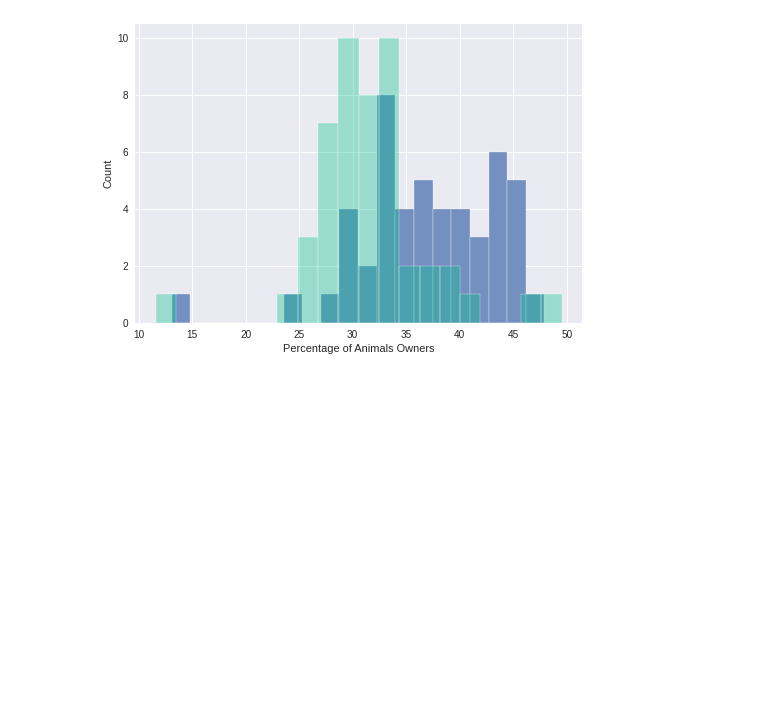
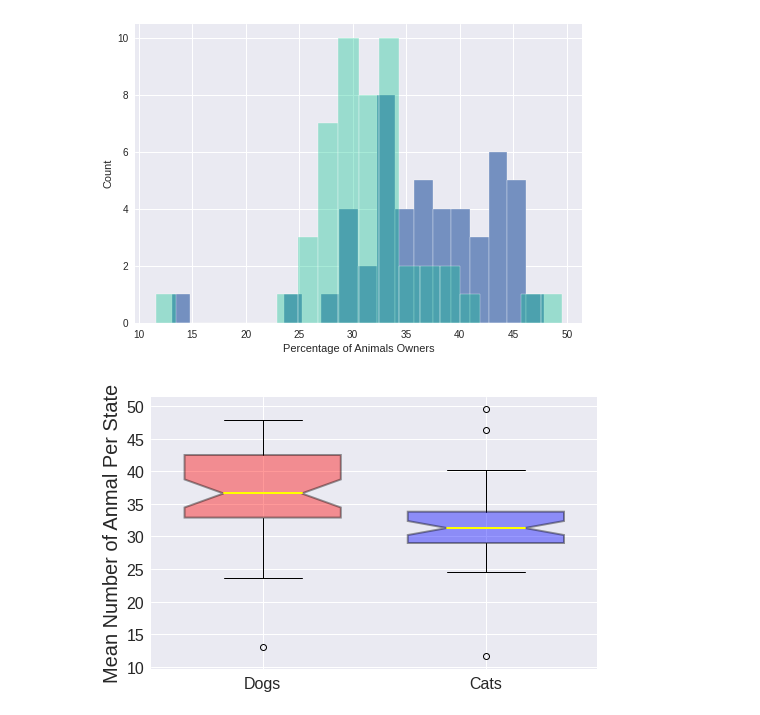
Before and after one commit to juancamilo9/works_data_science, a Jupyter notebook: Ejercicio_de_histogramas_y_boxplots.ipynb, the cells around one changed output. Saved outputs shown, nothing was run; the diff lists cells and outputs as text; code cells hidden in the pictures; blank space fills up the shorter version.

```diff
--- a/Ejercicio_de_histogramas_y_boxplots.ipynb
+++ b/Ejercicio_de_histogramas_y_boxplots.ipynb
@@ -52,3 +52,23 @@ plt.ylabel('Count')
 plt.show()
 # %% [output]
 [figure]
+# %%
+Dogs = df['Percentage of Dog Owners']
+Cats = df['Percentage of Cat Owners']
+fig, axes = plt.subplots(nrows = 1, ncols = 1, figsize = (8,5))
+boxplots = axes.boxplot([Dogs,Cats],
+           notch = True,
+           labels=['Dogs', 'Cats'],
+           widths = .7,
+           patch_artist=True,
+           medianprops = dict(linestyle='-', linewidth=2, color='Yellow'),
+           boxprops = dict(linestyle='--', linewidth=2, color='Black', facecolor = 'blue', alpha = .4)
+          );
+# The more you understand any library, the more you can do
+boxplot1 = boxplots['boxes'][0]
+boxplot1.set_facecolor('red')
+plt.ylabel('Mean Number of Anmal Per State', fontsize = 20);
+plt.xticks(fontsize = 16);
+plt.yticks(fontsize = 16);
+# %% [output]
+[figure, added]
```
